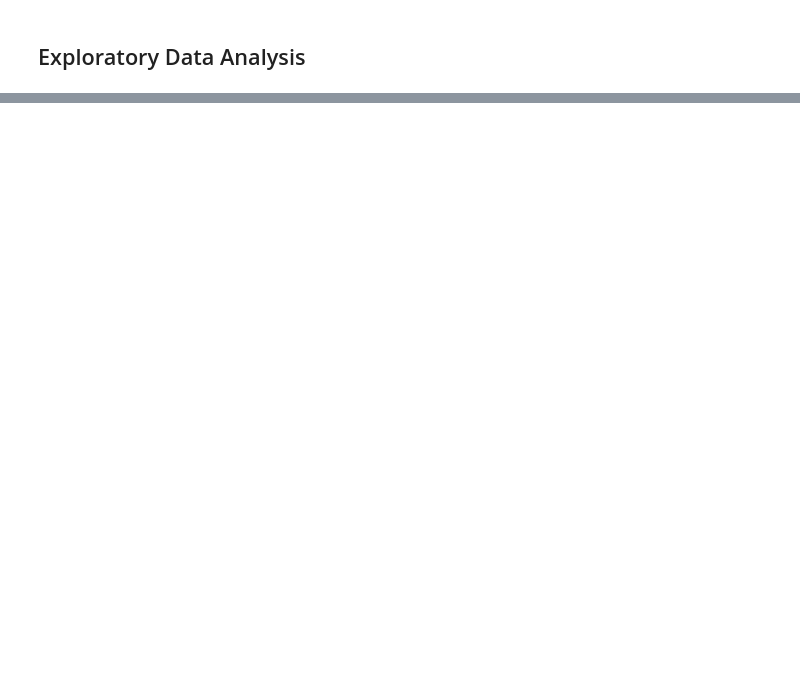
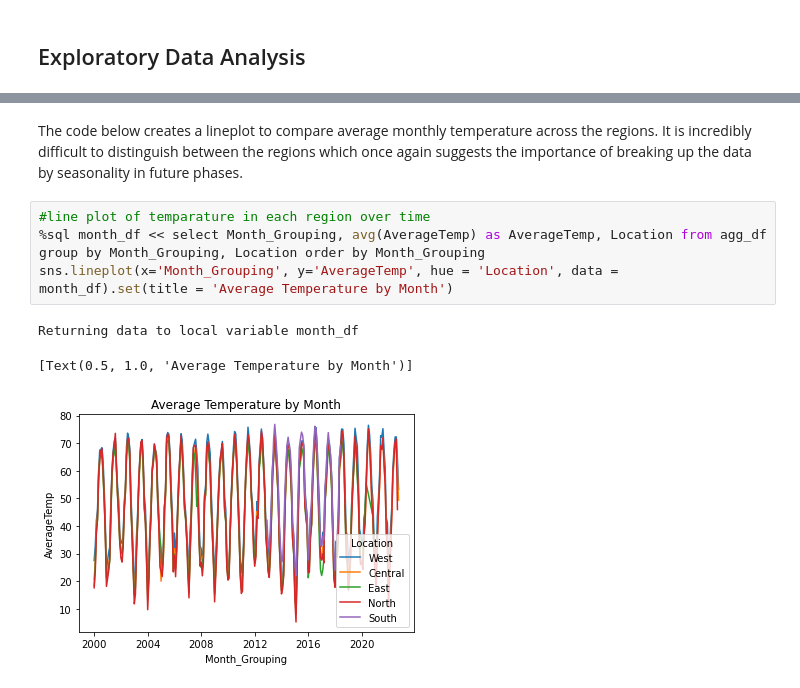
Before and after one commit to margaretquirk7/info2950, a Jupyter notebook: MQuirk_SUtech_PhaseII.ipynb, the cells around one changed output, grey strips where cells are left out. Saved outputs shown, nothing was run; the diff lists cells and outputs as text; blank space fills up the shorter version.

```diff
--- a/MQuirk_SUtech_PhaseII.ipynb
+++ b/MQuirk_SUtech_PhaseII.ipynb
@@ -200,0 +253,10 @@ Attributes are not very descriptive: The attributes for different weather events
+# %% [markdown]
+The code below creates a lineplot to compare average monthly temperature across the regions. It is incredibly difficult to distinguish between the regions which once again suggests the importance of breaking up the data by seasonality in future phases.
+# %%
+#line plot of temparature in each region over time
+%sql month_df << select Month_Grouping, avg(AverageTemp) as AverageTemp, Location from agg_df group by Month_Grouping, Location order by Month_Grouping
+sns.lineplot(x='Month_Grouping', y='AverageTemp', hue = 'Location', data = month_df).set(title = 'Average Temperature by Month')
+# %% [output]
+Returning data to local variable month_df
+[Text(0.5, 1.0, 'Average Temperature by Month')]
+[figure, added]
```
Also changed, not shown: parts of 18 cells of this notebook.
